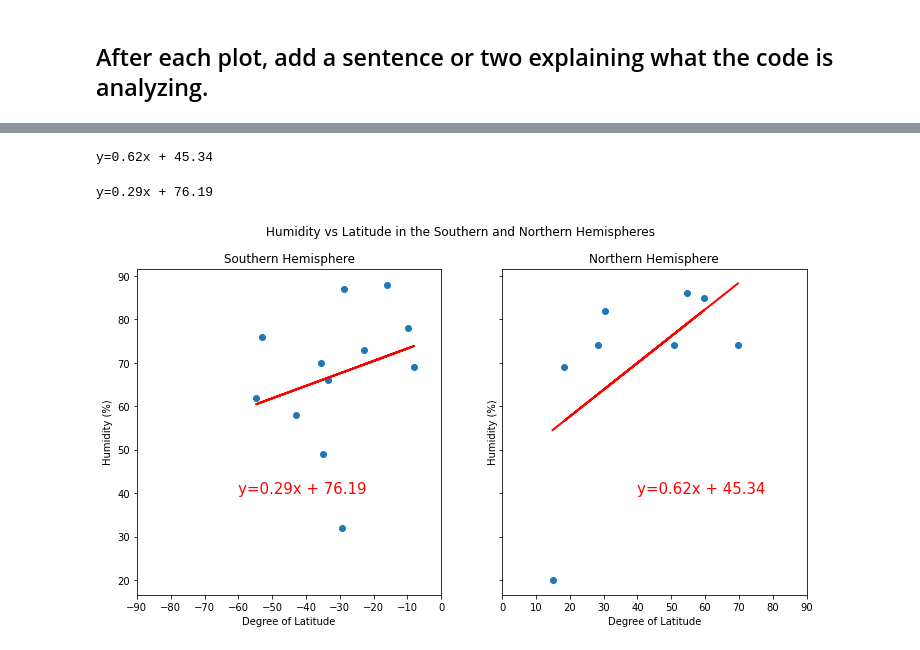
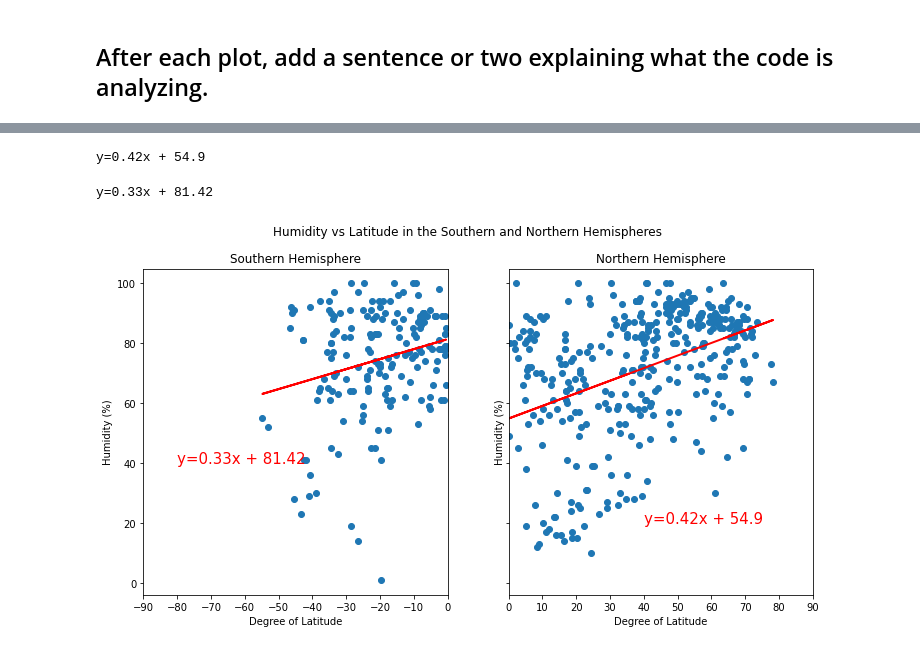
Before and after one commit to swdrich/python-api-challenge, a Jupyter notebook: WeatherPy/WeatherPy.ipynb, the cells around one changed output, grey strips where cells are left out. Saved outputs shown, nothing was run; the diff lists cells and outputs as text; code cells hidden in the pictures.

```diff
--- a/WeatherPy/WeatherPy.ipynb
+++ b/WeatherPy/WeatherPy.ipynb
@@ -21,8 +21,8 @@ import time   #used for time.sleep
 lats = []
 longs = []
 
-lats = np.random.uniform(-90, 90, 25)
-longs = np.random.uniform(-180, 180, 25)
+lats = np.random.uniform(-90, 90, 1500)
+longs = np.random.uniform(-180, 180, 1500)
 
 #print(lats)
 #print(longs)
@@ -400,7 +402,7 @@ regress_n2 = xn2 * slope_n2 + intercept_n2
 line_eq_n2 = "y=" + str(round(slope_n2,2)) + "x + " + str(round(intercept_n2,2))
 print(line_eq_n2)
 # %% [output]
-y=0.62x + 45.34
+y=0.42x + 54.9
 # %%
 xs2 = weather_south_df["Latitude"]
 ys2 = weather_south_df["Humidity (%)"].astype(int)
@@ -411,25 +413,25 @@ regress_s2 = xs2 * slope_s2 + intercept_s2
 line_eq_s2 = "y=" + str(round(slope_s2,2)) + "x + " + str(round(intercept_s2,2))
 print(line_eq_s2)
 # %% [output]
-y=0.29x + 76.19
+y=0.33x + 81.42
 # %%
 fig, (ax1, ax2) = plt.subplots(1, 2, sharey=True, figsize=(12,6))
 fig.suptitle('Humidity vs Latitude in the Southern and Northern Hemispheres')
 ax1.scatter(xs2, ys2)
 ax1.set_xlim(left=-90, right=0)
 ax1.set_title("Southern Hemisphere")
 ax1.set(xlabel= "Degree of Latitude", ylabel="Humidity (%)")
 ax1.plot(xs2, regress_s2, color='red', linewidth=2)
-ax1.annotate(line_eq_s2, (-60,40), fontsize=15, color="red")
+ax1.annotate(line_eq_s2, (-80,40), fontsize=15, color="red")
 ax2.scatter(xn2, yn2)
 ax2.set_xlim(left=0, right=90)
 ax2.set_title("Northern Hemisphere")
 ax2.set(xlabel= "Degree of Latitude", ylabel="Humidity (%)")
 ax2.plot(xn2, regress_n2, color="red", linewidth=2)
-ax2.annotate(line_eq_n2, (40,40), fontsize=15, color="red")
+ax2.annotate(line_eq_n2, (40,20), fontsize=15, color="red")
 plt.show()
 # %% [output]
-[figure, old version]
+[figure, new version]
 # %%
 print(f'The r-value of the southern hemisphere is {round(rvalue_s2,5)} and the r-value of the northern hemisphere is {round(rvalue_n2,5)}.')
 # %% [output]
```
Also changed, not shown: parts of 28 cells of this notebook, 2 other files.
